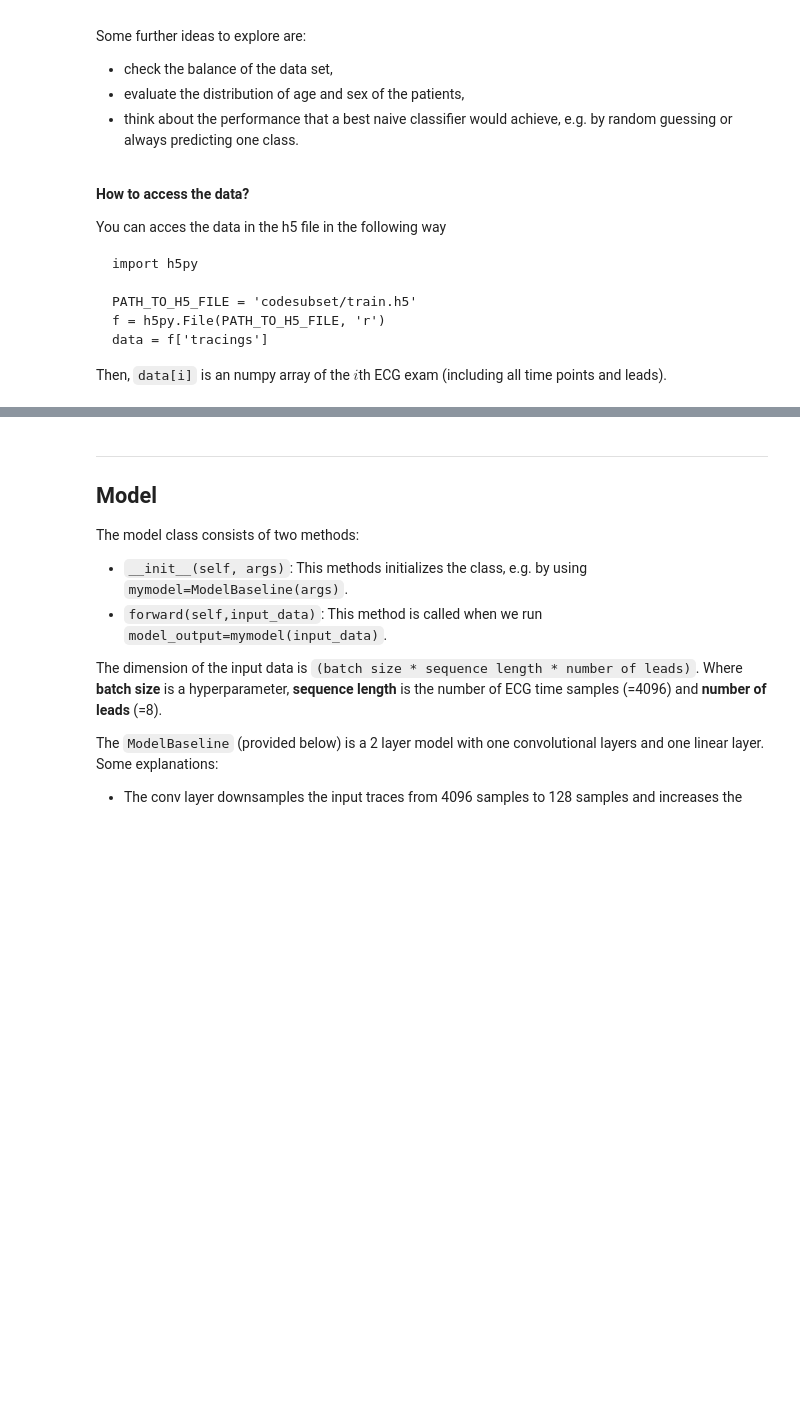
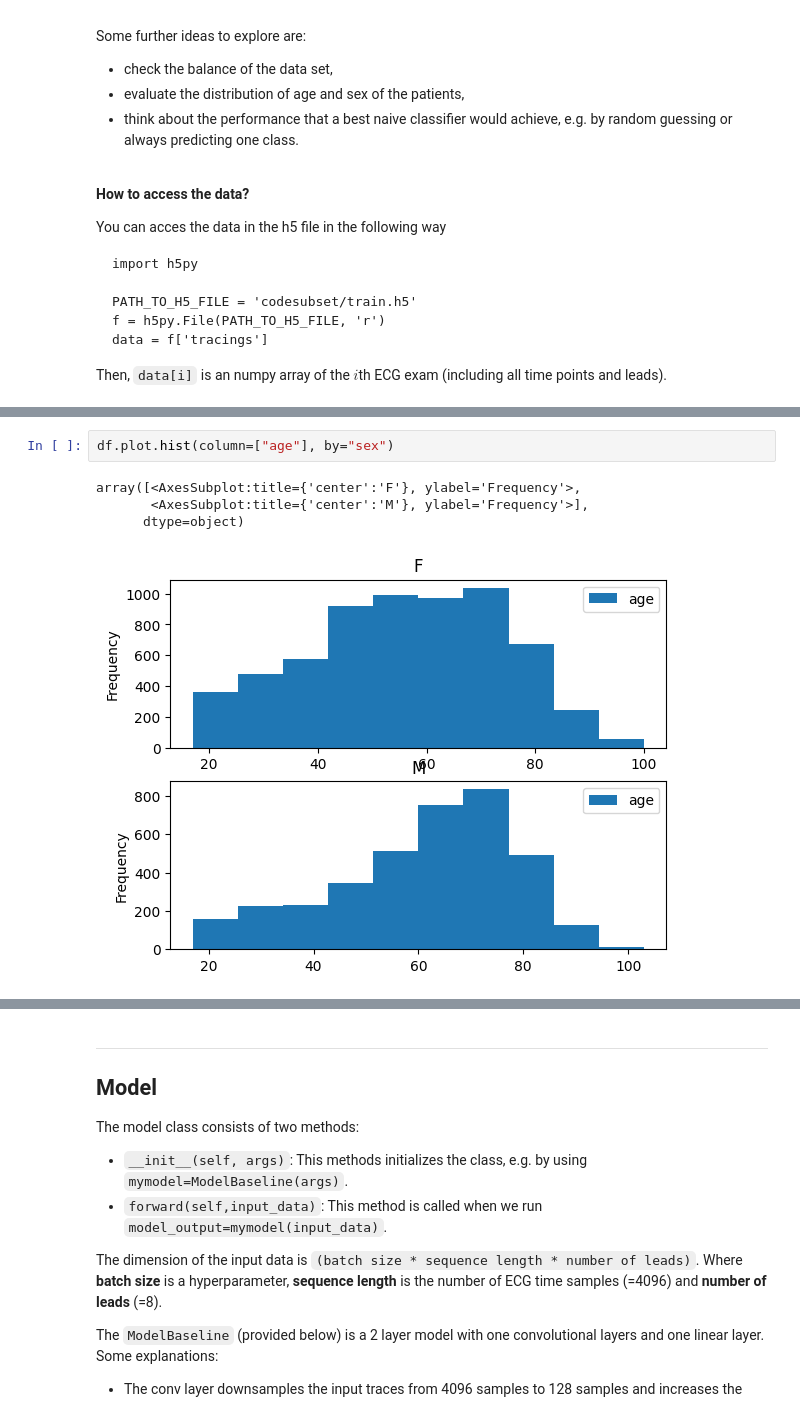
Before and after one commit to drexlerd/wasp-assignmen-af-classification, a Jupyter notebook: assignment_ecg_classification.ipynb, the cells around one changed output, grey strips where cells are left out. Drawn from its saved outputs; the diff is of its cells as text; blank space fills up the shorter version.

```diff
--- a/assignment_ecg_classification.ipynb
+++ b/assignment_ecg_classification.ipynb
@@ -191,0 +260,7 @@ data
+# %%
+df.plot.hist(column=["age"], by="sex")
+# %% [output]
+array([<AxesSubplot:title={'center':'F'}, ylabel='Frequency'>,
+       <AxesSubplot:title={'center':'M'}, ylabel='Frequency'>],
+      dtype=object)
+[figure, added]
```
Also changed, not shown: parts of 16 cells of this notebook, 4 other files.
